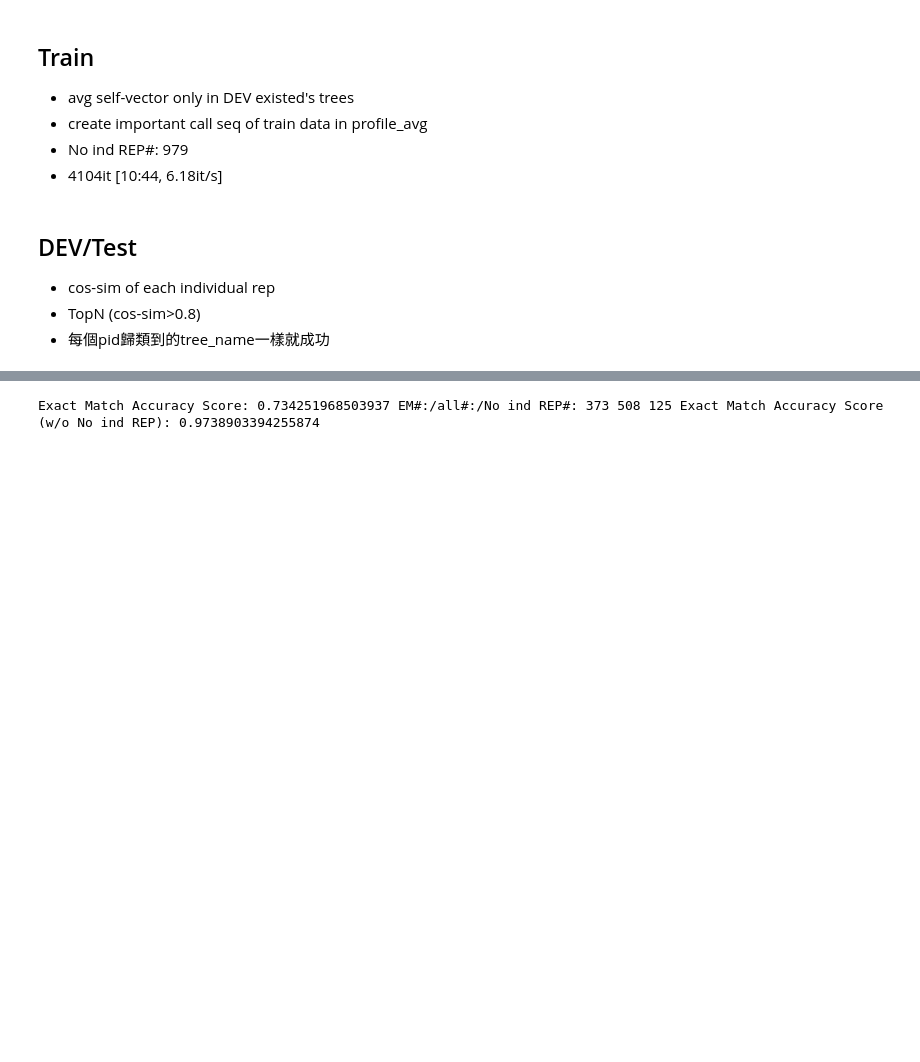
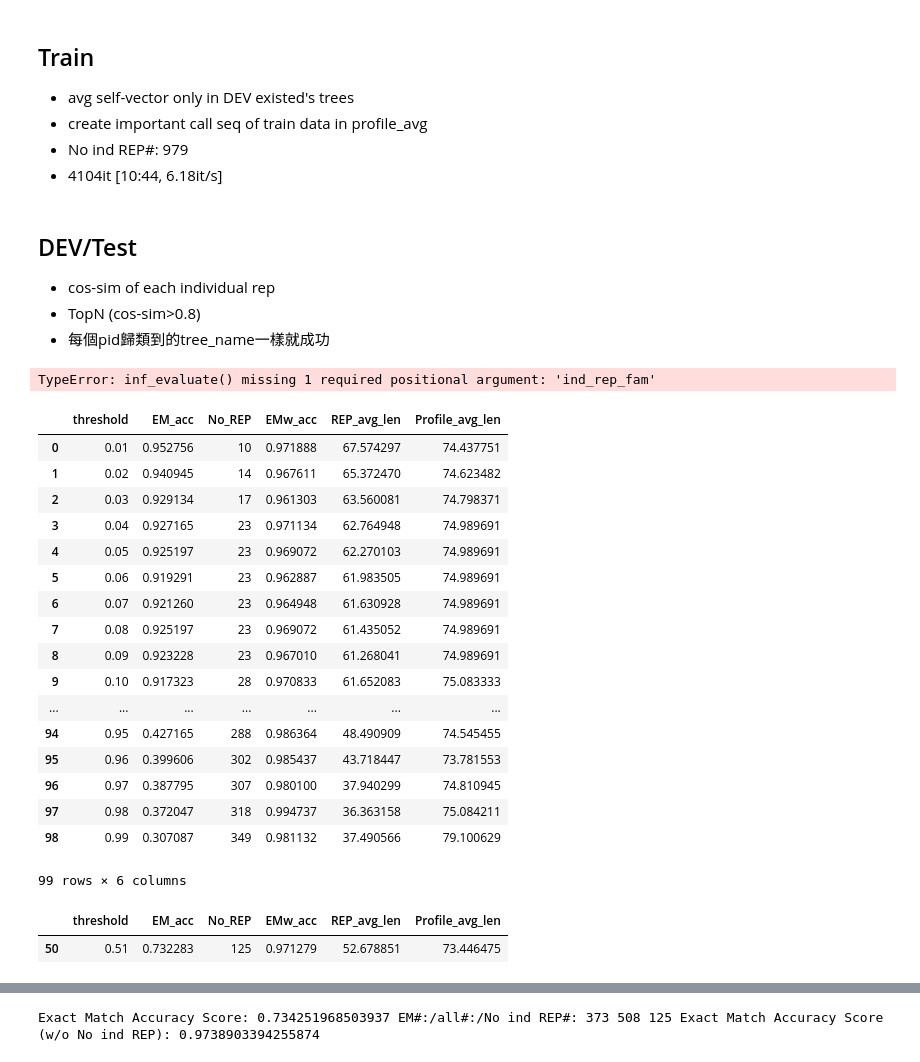
Before and after one commit to tychen5/NTU_ANTS-lab, a Jupyter notebook: seqgen_famclf/005.EuclieanCentroidSim_clustering_classification.ipynb, the cells around one changed output, grey strips where cells are left out. Saved outputs shown, nothing was run; the diff lists cells and outputs as text; code cells hidden in the pictures; blank space fills up the shorter version.

```diff
--- a/seqgen_famclf/005.EuclieanCentroidSim_clustering_classification.ipynb
+++ b/seqgen_famclf/005.EuclieanCentroidSim_clustering_classification.ipynb
@@ -262,11 +267,11 @@ def EM_index(score):
     '''
     scores = score[0].argsort() #相似度小到大
     scores = np.flip(scores) # 相似度大到小
-    tmp_score = np.around(np.max(score),decimals=4) # 取道小數點地五為四捨五入到第四位
+    tmp_score = np.around(np.max(score),decimals=7) # 取道小數點地五為四捨五入到第四位
     em_id = []
     for s in scores:
-        now_score = np.round(score[0][s],decimals=4)
-        if now_score ==tmp_score:
+        now_score = np.round(score[0][s],decimals=7) #現在這個pairwise 的similarity
+        if now_score ==tmp_score: #同分增額錄取
             em_id.append(s)
-    return em_id
+    return em_id,tmp_score
 # %%
@@ -341,0 +406,51 @@ def inf_evaluate(inf_pid_paths,inf_emb_api,inf_emb,ind_reps_matrix=ind_reps_matr
+# %%
+# thr_test
+thr_li = []
+EM_score_li = []
+no_rep_num_li = []
+EMw_score_li = []
+rep_avg_len = []
+profile_avg_len = []
+for i in tqdm(range(1,100)): #system: 500 (0.002)
+    thr = i/100
+    ind_rep_dir = './data/tree-rep-profiles_o2o/profile_avg_exp/'+str(thr)+'/' # data set dir
+    matrix,tree_ans,fam_ans = prepare_inf_data(ind_rep_dir)
+    temp1,temp2,EM_score,no_rep,EMw_score,avg_rep,avg_profile = inf_evaluate(test_pid_paths,test_emb_api,test_emb
+                                                         ,ind_reps_matrix=matrix,ind_rep_tree=tree_ans,thr=thr)
+    thr_li.append(thr)
+    EM_score_li.append(EM_score)
+    no_rep_num_li.append(no_rep)
+    EMw_score_li.append(EMw_score)
+    rep_avg_len.append(avg_rep)
+    profile_avg_len.append(avg_profile)
+# %% [output]
+TypeError: inf_evaluate() missing 1 required positional argument: 'ind_rep_fam'
+# %%
+score_df = pd.DataFrame(data={'threshold':thr_li,'EM_acc':EM_score_li,'No_REP':no_rep_num_li,'EMw_acc':EMw_score_li
+                             ,'REP_avg_len':rep_avg_len,'Profile_avg_len':profile_avg_len})
+score_df.to_excel('data/tree-rep-profiles_o2o/threxp_EM_lenratio.xlsx',index=False)
+score_df
+# %% [output]
+|  | threshold | EM_acc | No_REP | EMw_acc | REP_avg_len | Profile_avg_len |
+| 0 | 0.01 | 0.952756 | 10 | 0.971888 | 67.574297 | 74.437751 |
+| 1 | 0.02 | 0.940945 | 14 | 0.967611 | 65.372470 | 74.623482 |
+| 2 | 0.03 | 0.929134 | 17 | 0.961303 | 63.560081 | 74.798371 |
+| 3 | 0.04 | 0.927165 | 23 | 0.971134 | 62.764948 | 74.989691 |
+| 4 | 0.05 | 0.925197 | 23 | 0.969072 | 62.270103 | 74.989691 |
+| 5 | 0.06 | 0.919291 | 23 | 0.962887 | 61.983505 | 74.989691 |
+| 6 | 0.07 | 0.921260 | 23 | 0.964948 | 61.630928 | 74.989691 |
+| 7 | 0.08 | 0.925197 | 23 | 0.969072 | 61.435052 | 74.989691 |
+| 8 | 0.09 | 0.923228 | 23 | 0.967010 | 61.268041 | 74.989691 |
+| 9 | 0.10 | 0.917323 | 28 | 0.970833 | 61.652083 | 75.083333 |
+| ... | ... | ... | ... | ... | ... | ... |
+| 94 | 0.95 | 0.427165 | 288 | 0.986364 | 48.490909 | 74.545455 |
+| 95 | 0.96 | 0.399606 | 302 | 0.985437 | 43.718447 | 73.781553 |
+| 96 | 0.97 | 0.387795 | 307 | 0.980100 | 37.940299 | 74.810945 |
+| 97 | 0.98 | 0.372047 | 318 | 0.994737 | 36.363158 | 75.084211 |
+| 98 | 0.99 | 0.307087 | 349 | 0.981132 | 37.490566 | 79.100629 |
+99 rows × 6 columns
+# %%
+score_df[score_df['threshold']== 0.51]
+# %% [output]
+|  | threshold | EM_acc | No_REP | EMw_acc | REP_avg_len | Profile_avg_len |
+| 50 | 0.51 | 0.732283 | 125 | 0.971279 | 52.678851 | 73.446475 |
```
Also changed, not shown: parts of 43 cells of this notebook, 5 other files.
